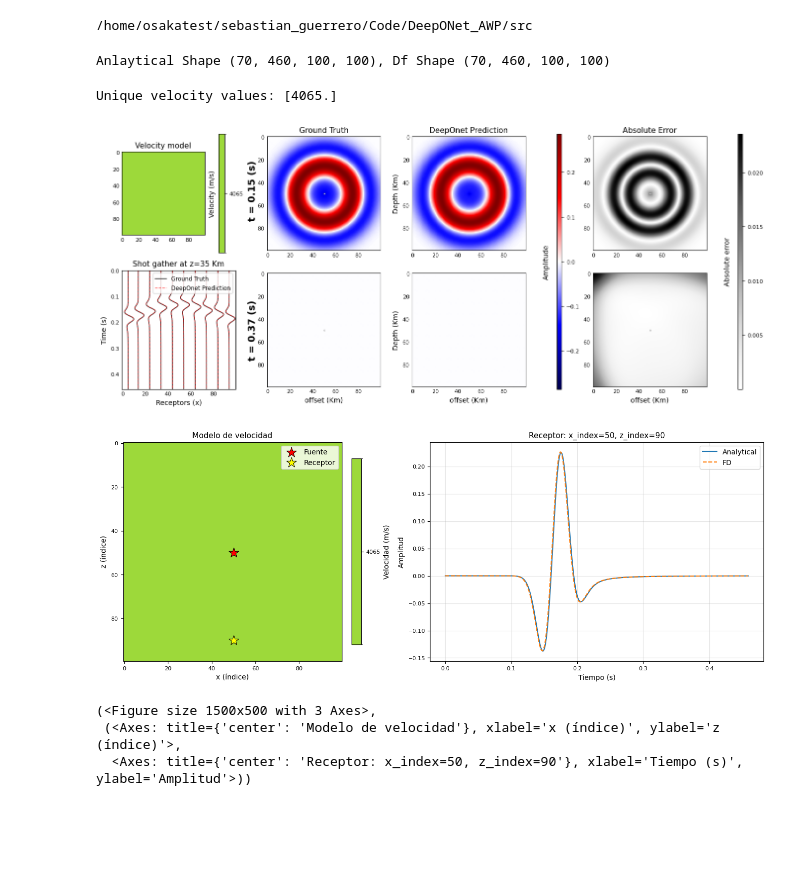
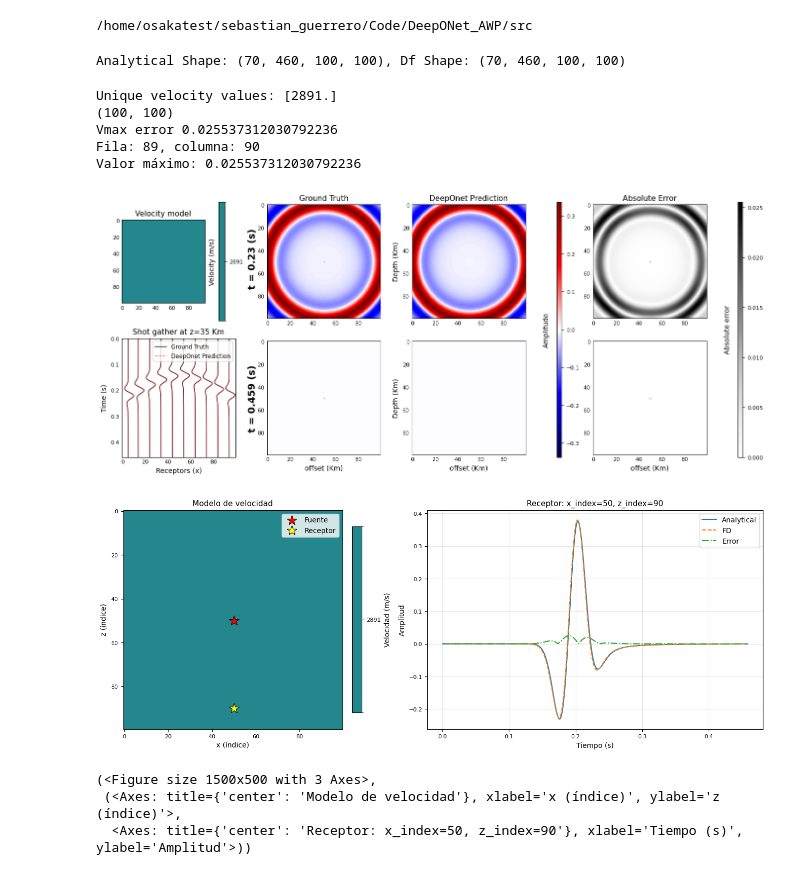
Before and after one commit to Konat23/DeepONet_AWP, a Jupyter notebook: src/01_Analytic/analytical_FD.ipynb, the cells around one changed output. Saved outputs shown, nothing was run; the diff lists cells and outputs as text; code cells hidden in the pictures; blank space fills up the shorter version.

Commit message:
analisis de errores

```diff
--- a/src/01_Analytic/analytical_FD.ipynb
+++ b/src/01_Analytic/analytical_FD.ipynb
@@ -23,30 +23,34 @@ x_ref = np.load(os.path.join(project_path,"data", "vel_models","homogenous100",
 y_analytical = np.load(os.path.join(reference_folder_1, "wavefield_59.npy"))
 
 y_fd = np.load(os.path.join(reference_folder_2, "wavefield_59.npy"))
-print(f"Anlaytical Shape: {y_analytical.shape}, Df Shape: {y_fd.shape}")
+print(f"Analytical Shape: {y_analytical.shape}, Df Shape: {y_fd.shape}")
 # %% [output]
-Anlaytical Shape (70, 460, 100, 100), Df Shape (70, 460, 100, 100)
+Analytical Shape: (70, 460, 100, 100), Df Shape: (70, 460, 100, 100)
 # %%
-n=59
+n=32
 x_ref_n = x_ref[n,0]
-y_analytical_n = y_analytical[n][:]
-y_fd_n = y_fd[n][:]
+y_analytical_n = y_analytical[n][:460]
+y_fd_n = y_fd[n][:460]
 #multi_plot_propagation(x_ref_n, y_analytical_n, y_fd_n, time_1=150, time_2=370, z_index=35, output_file=None, delta_t=0.001)
-multi_plot_propagation(x_ref_n, y_analytical_n, y_fd_n, time_1=150, time_2=370, z_index=35, output_file=f"{500*n+1500}.png", delta_t=0.001)
+multi_plot_propagation(x_ref_n, y_analytical_n, y_fd_n, time_1=230, time_2=459, z_index=35, output_file=f"{500*n+1500}.png", delta_t=0.001)
 
 plot_velocity_and_traces(
     vel_model=x_ref_n,
-    wavefields=[y_analytical_n, y_fd_n],
-    labels=["Analytical", "FD"],
+    wavefields=[y_analytical_n, y_fd_n, np.abs(y_analytical_n-y_fd_n)],
+    labels=["Analytical", "FD", "Error"],
     source_position=(50, 50),    # (x_index, z_index)
     receiver_position=(50, 90), # (x_index, z_index)
     delta_t=0.001,
     output_file=None,
 )
 # %% [output]
-Unique velocity values: [4065.]
+Unique velocity values: [2891.]
+(100, 100)
+Vmax error 0.025537312030792236
+Fila: 89, columna: 90
+Valor máximo: 0.025537312030792236
-[figure, old version]
+[figure, new version]
-[figure, old version]
+[figure, new version]
 (<Figure size 1500x500 with 3 Axes>,
  (<Axes: title={'center': 'Modelo de velocidad'}, xlabel='x (índice)', ylabel='z (índice)'>,
   <Axes: title={'center': 'Receptor: x_index=50, z_index=90'}, xlabel='Tiempo (s)', ylabel='Amplitud'>))
```
Also changed, not shown: parts of 12 cells of this notebook, 1 other file.
